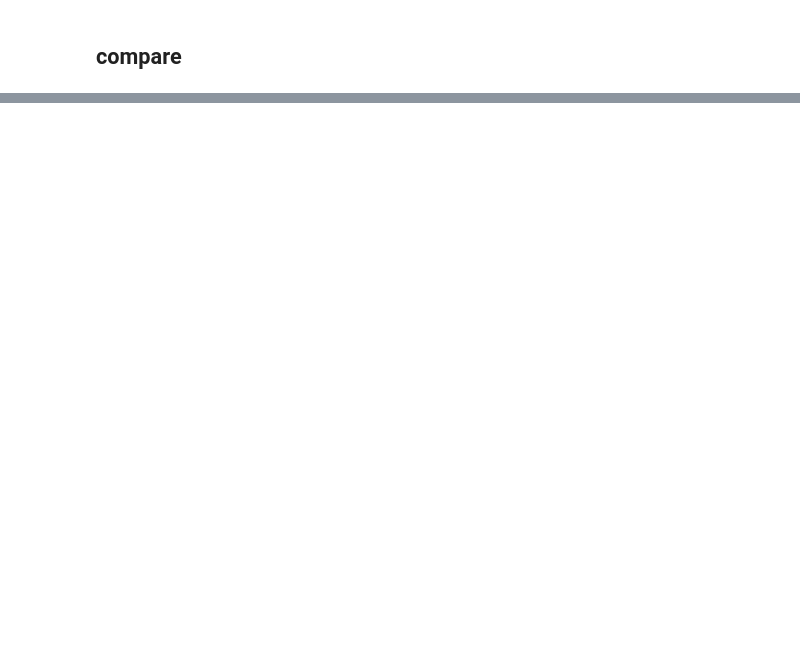
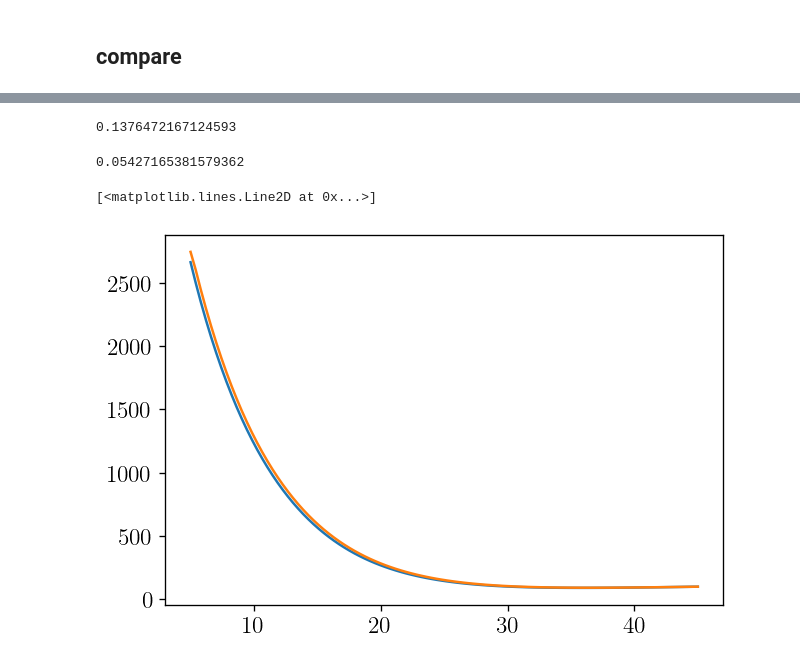
Before and after one commit to yitiansun/DM21cm, a Jupyter notebook: cross_check/compare_global.ipynb, the cells around one changed output, grey strips where cells are left out. Drawn from its saved outputs; the diff is of its cells as text; code cells hidden in the pictures; blank space fills up the shorter version.

```diff
--- a/cross_check/compare_global.ipynb
+++ b/cross_check/compare_global.ipynb
@@ -191,0 +217,22 @@ phot_bath_spec.toteng() 9.560496755492082
+# %%
+zs = np.linspace(5.001, 44.999, 100)
+dh_fs = dh_soln['f']['low']['heat'] + dh_soln['f']['high']['heat']
+dh_arr = np.interp(1+zs, dh_soln['rs'][::-1], dh_fs[::-1])
+p21c_arr = np.interp(zs, soln['z'][::-1], soln['f_heat'][::-1])
+np.max(np.abs(p21c_arr-dh_arr)/dh_arr)
+# %% [output]
+0.1376472167124593
+# %%
+zs = np.linspace(5.001, 44.999, 100)
+dh_bath_engs = [s.toteng() for s in dh_soln['highengphot']]
+dh_arr = np.interp(1+zs, dh_soln['rs'][::-1], dh_bath_engs[::-1])
+p21c_arr = np.interp(zs, soln['z'][::-1], soln['E_phot'][::-1])
+np.max(np.abs(p21c_arr-dh_arr)/dh_arr)
+# %% [output]
+0.05427165381579362
+# %%
+plt.plot(zs, p21c_arr)
+plt.plot(zs, dh_arr)
+# %% [output]
+[<matplotlib.lines.Line2D at 0x...>]
+[figure, added]
```
Also changed, not shown: parts of 17 cells of this notebook, 3 other files.
